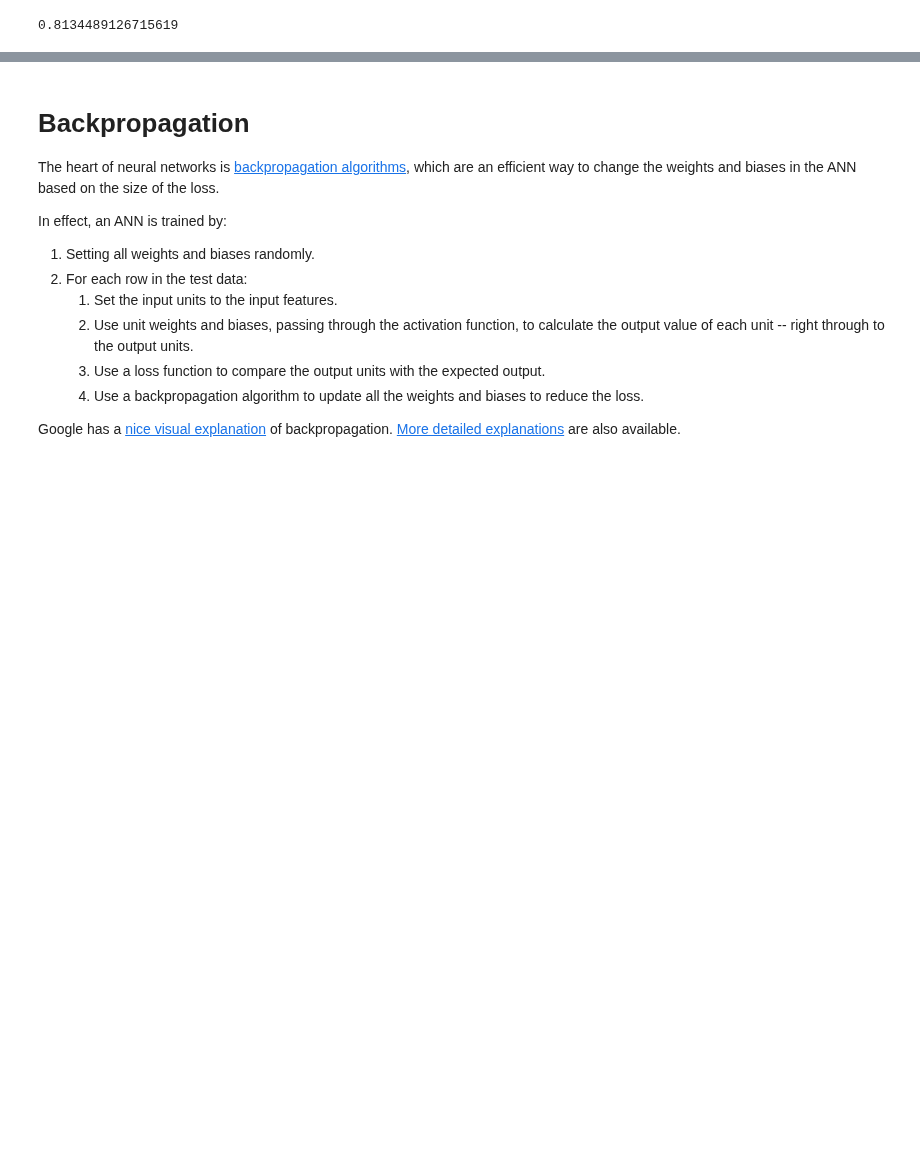
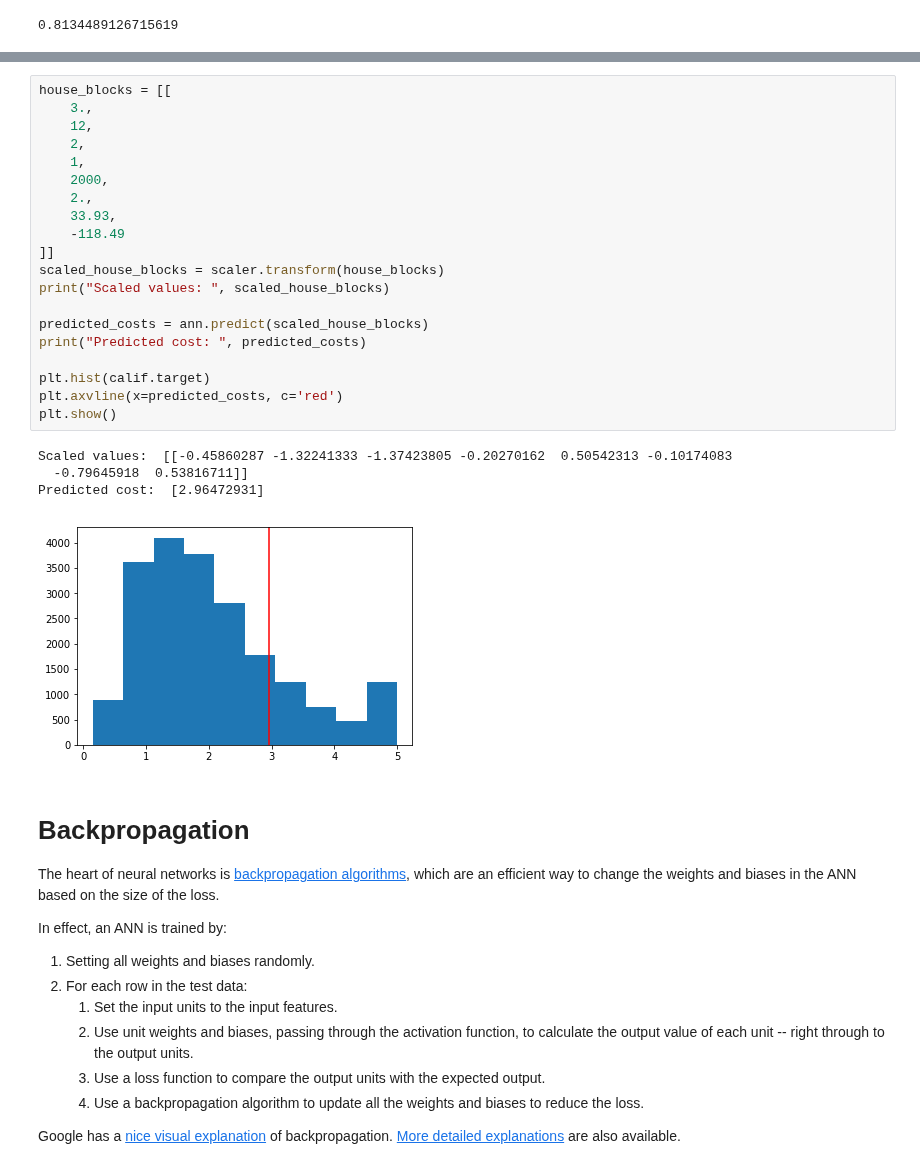
Before and after one commit to USDA-ARS-GBRU/ml-training-site, a Jupyter notebook: assets/nb-lessons/13_neural_network_methods.ipynb, the cells around one changed output, grey strips where cells are left out. Drawn from its saved outputs; the diff is of its cells as text; blank space fills up the shorter version.

```diff
--- a/assets/nb-lessons/13_neural_network_methods.ipynb
+++ b/assets/nb-lessons/13_neural_network_methods.ipynb
@@ -232,3 +259,28 @@ ann.score(scaled_test_data, test_labels)
+# %%
+house_blocks = [[
+    3.,
+    12,
+    2,
+    1,
+    2000,
+    2.,
+    33.93,
+    -118.49
+]]
+scaled_house_blocks = scaler.transform(house_blocks)
+print("Scaled values: ", scaled_house_blocks)
+
+predicted_costs = ann.predict(scaled_house_blocks)
+print("Predicted cost: ", predicted_costs)
+
+plt.hist(calif.target)
+plt.axvline(x=predicted_costs, c='red')
+plt.show()
+# %% [output]
+Scaled values:  [[-0.45860287 -1.32241333 -1.37423805 -0.20270162  0.50542313 -0.10174083
+  -0.79645918  0.53816711]]
+Predicted cost:  [2.96472931]
+[figure, added]
 # %% [markdown]
 # Backpropagation
 
```
Also changed, not shown: parts of 12 cells of this notebook.
